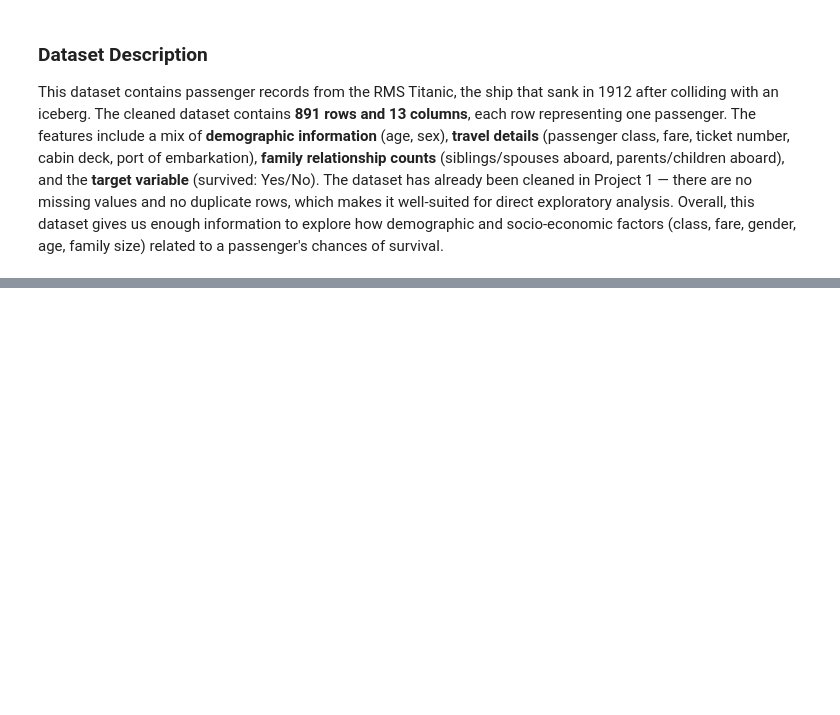
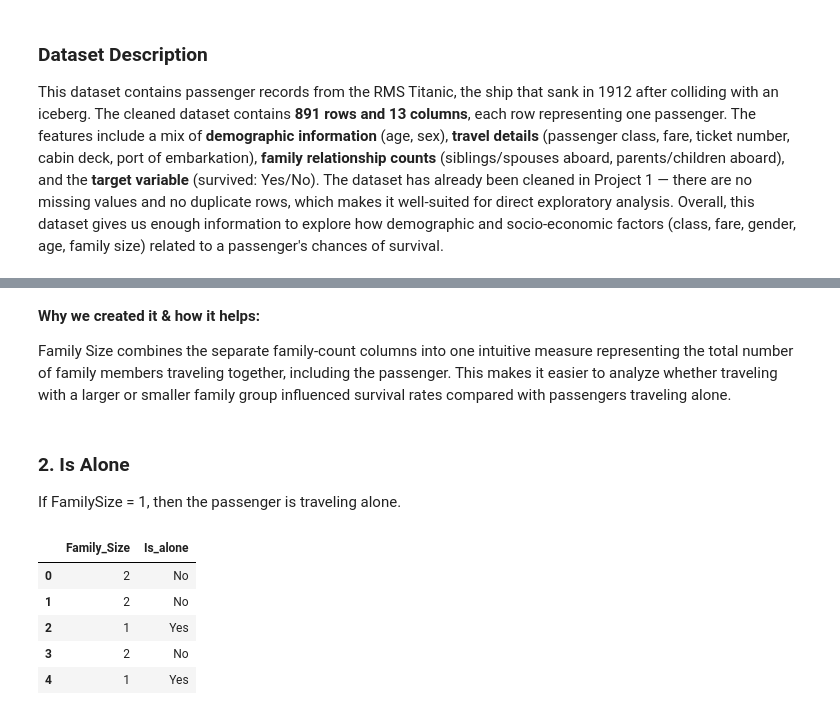
Before and after one commit to Aneesa254/Titanic-EDA-Weekly-Project, a Jupyter notebook: Titanic_EDA.ipynb, the cells around one changed output, grey strips where cells are left out. Cells and saved outputs as stored; diff of their text form; code cells hidden in the pictures; blank space fills up the shorter version.

```diff
--- a/Titanic_EDA.ipynb
+++ b/Titanic_EDA.ipynb
@@ -191,0 +214,17 @@ analysis. Overall, this dataset gives us enough information to explore how demog
+# %% [markdown]
+**Why we created it & how it helps:**
+
+Family Size combines the separate family-count columns into one intuitive measure representing the total number of family members traveling together, including the passenger. This makes it easier to analyze whether traveling with a larger or smaller family group influenced survival rates compared with passengers traveling alone.
+# %% [markdown]
+### 2. Is Alone
+If FamilySize = 1, then the passenger is traveling alone.
+# %%
+df['Is_alone'] = np.where(df['Family_Size'] == 1, 'Yes', 'No')
+df[['Family_Size', 'Is_alone']].head()
+# %% [output]
+|  | Family_Size | Is_alone |
+| 0 | 2 | No |
+| 1 | 2 | No |
+| 2 | 1 | Yes |
+| 3 | 2 | No |
+| 4 | 1 | Yes |
```
Also changed, not shown: parts of 13 cells of this notebook.
